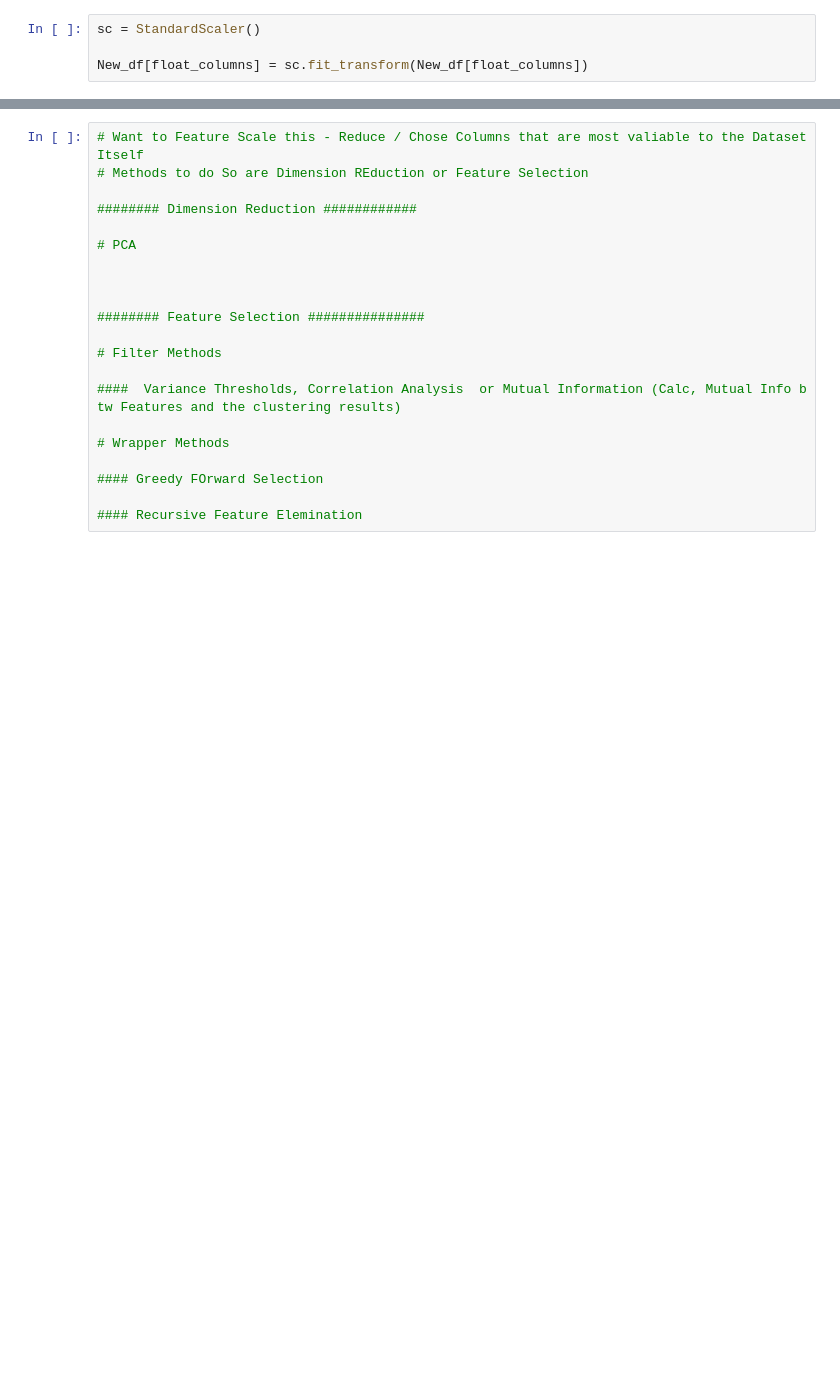
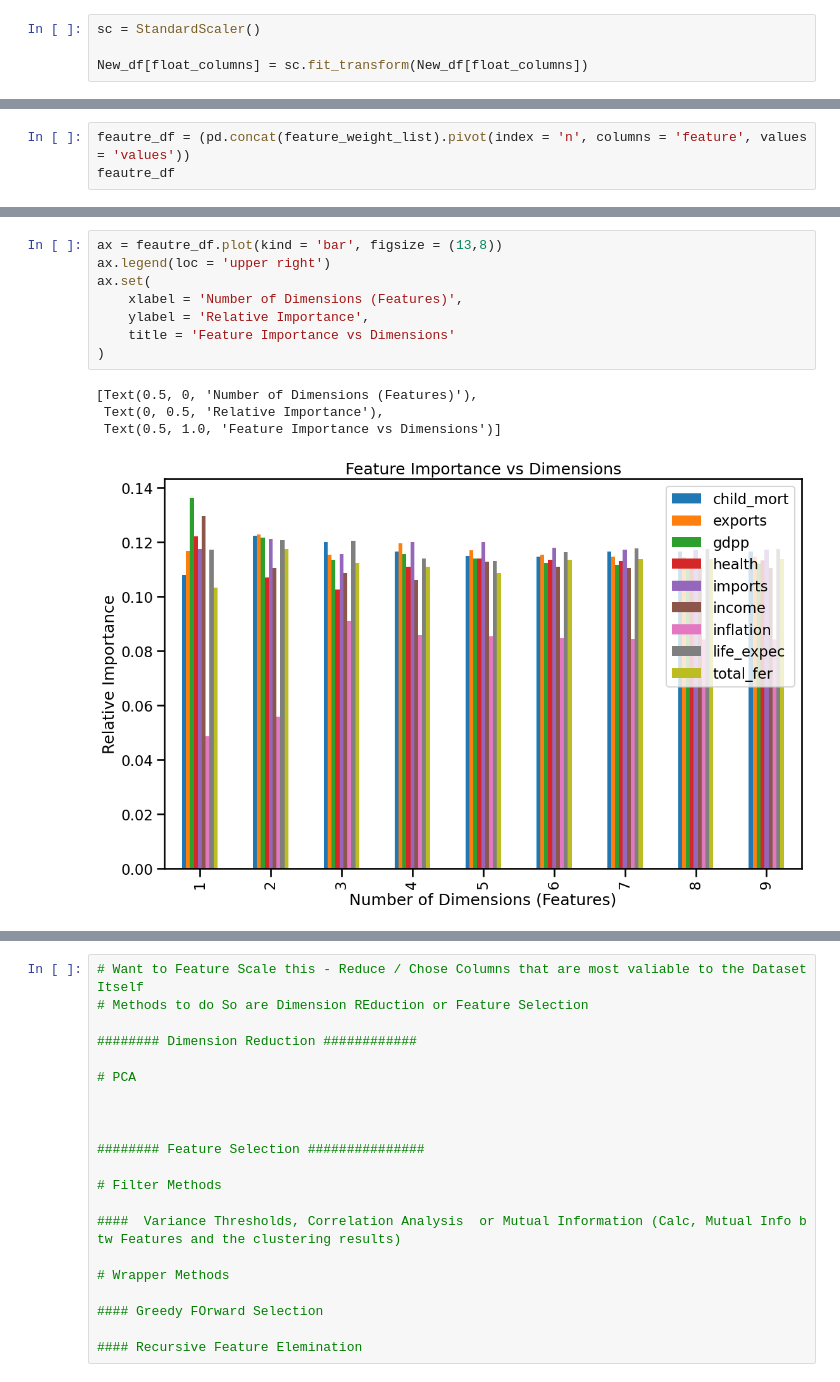
Before and after one commit to scottbamfordJ/Project-To-Do, a Jupyter notebook: Unsupervised Machine Learning County/New_Write_Up.ipynb, the cells around one changed output, grey strips where cells are left out. Saved outputs shown, nothing was run; the diff lists cells and outputs as text; blank space fills up the shorter version.

```diff
--- a/Unsupervised Machine Learning County/New_Write_Up.ipynb
+++ b/Unsupervised Machine Learning County/New_Write_Up.ipynb
@@ -173,0 +278,3 @@ PCA does not accept missing values encoded as NaN natively. For supervised learn
+# %%
+feautre_df = (pd.concat(feature_weight_list).pivot(index = 'n', columns = 'feature', values = 'values'))
+feautre_df
@@ -173,0 +307,13 @@ PCA does not accept missing values encoded as NaN natively. For supervised learn
+# %%
+ax = feautre_df.plot(kind = 'bar', figsize = (13,8))
+ax.legend(loc = 'upper right')
+ax.set(
+    xlabel = 'Number of Dimensions (Features)',
+    ylabel = 'Relative Importance',
+    title = 'Feature Importance vs Dimensions'
+)
+# %% [output]
+[Text(0.5, 0, 'Number of Dimensions (Features)'),
+ Text(0, 0.5, 'Relative Importance'),
+ Text(0.5, 1.0, 'Feature Importance vs Dimensions')]
+[figure, added]
```
Also changed, not shown: parts of 30 cells of this notebook, 12 other files.
